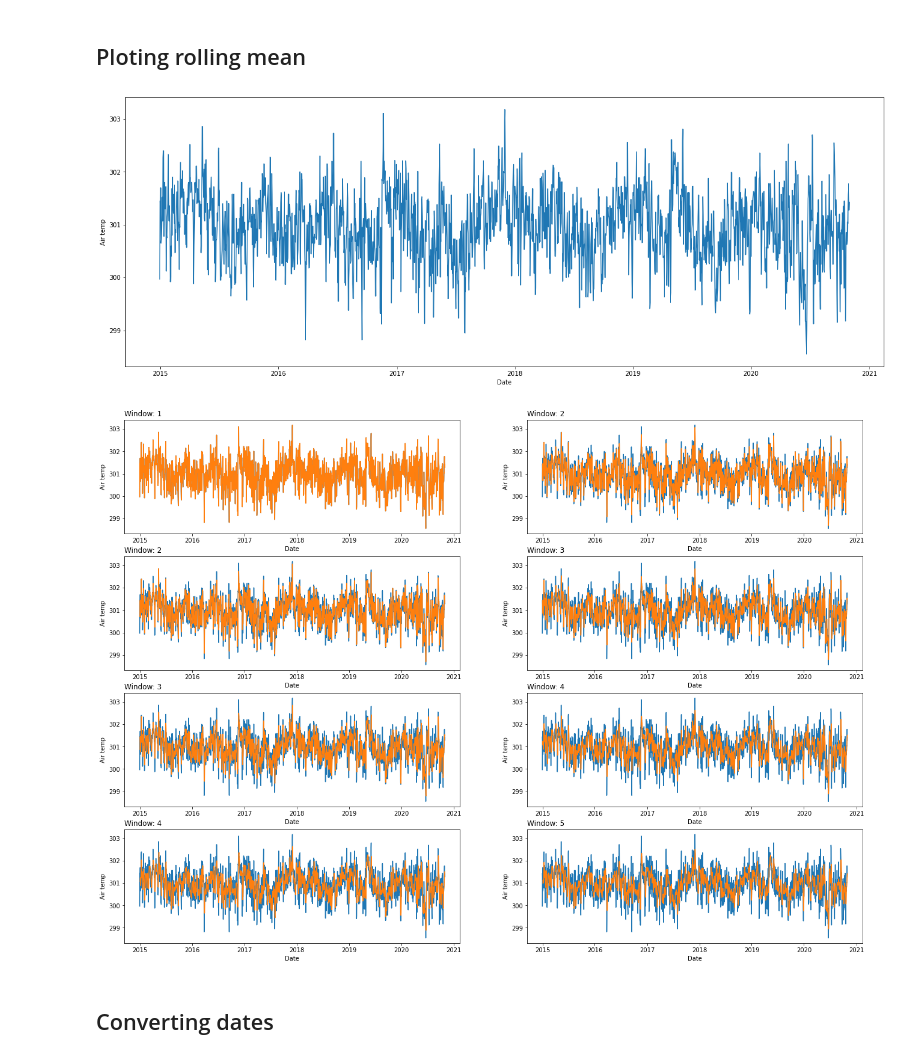
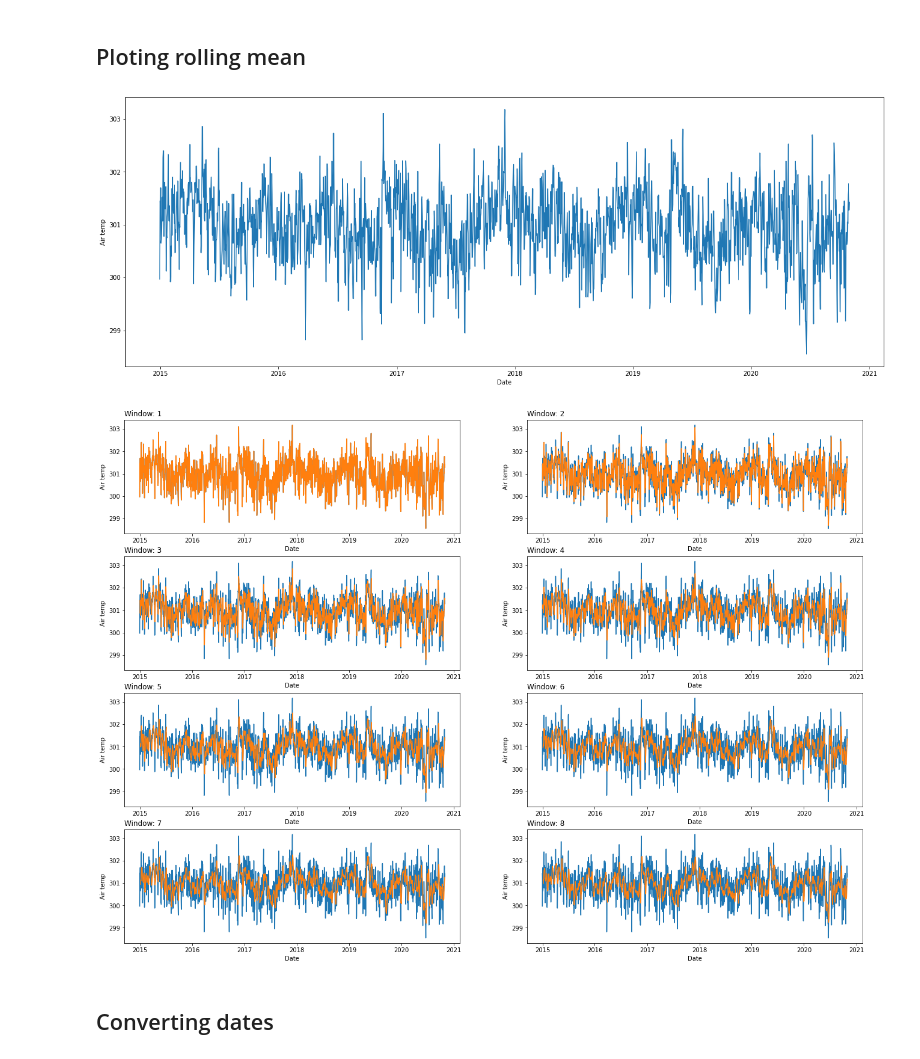
Before and after one commit to sjdonado/real-time-temp-forecast-baq, a Jupyter notebook: notebooks/build_model.ipynb, the cells around one changed output. Drawn from its saved outputs; the diff is of its cells as text; code cells hidden in the pictures.

```diff
--- a/notebooks/build_model.ipynb
+++ b/notebooks/build_model.ipynb
@@ -115,29 +117,30 @@ df.set_index('date', inplace=True)
 # %%
 plt.figure(figsize=(22, 8))
 plt.plot(df['air'])
 
 plt.xlabel('Date')
 plt.ylabel('Air temp')
 
 plt.show()
 
 fig, axs = plt.subplots(4, 2, figsize=(22, 16))
 
+window = 0
 for axs_x in range(0, 4):
     for axs_y in range(0, 2):
-        window = axs_x + axs_y + 1
+        window += 1
         close_px = df['air']
         mavg = close_px.rolling(window=window).mean()
 
         axs[axs_x, axs_y].set_title(f"Window: {window}", loc='left')
 
         axs[axs_x, axs_y].plot(close_px, label='Data')
         axs[axs_x, axs_y].plot(mavg, label='mavg')
 
         axs[axs_x, axs_y].set(xlabel='Date', ylabel='Air temp')
 # %% [output]
 [figure]
-[figure, old version]
+[figure, new version]
 # %% [markdown]
 ## Converting dates
 # %%
```
Also changed, not shown: parts of 8 cells of this notebook.
